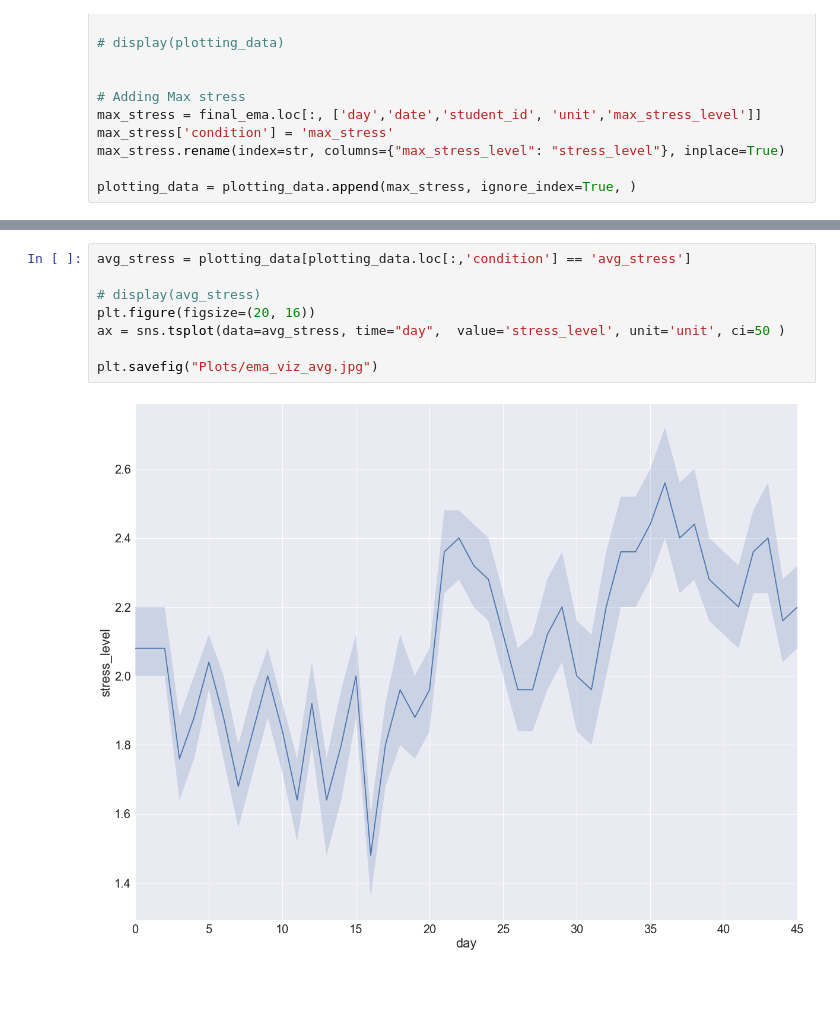
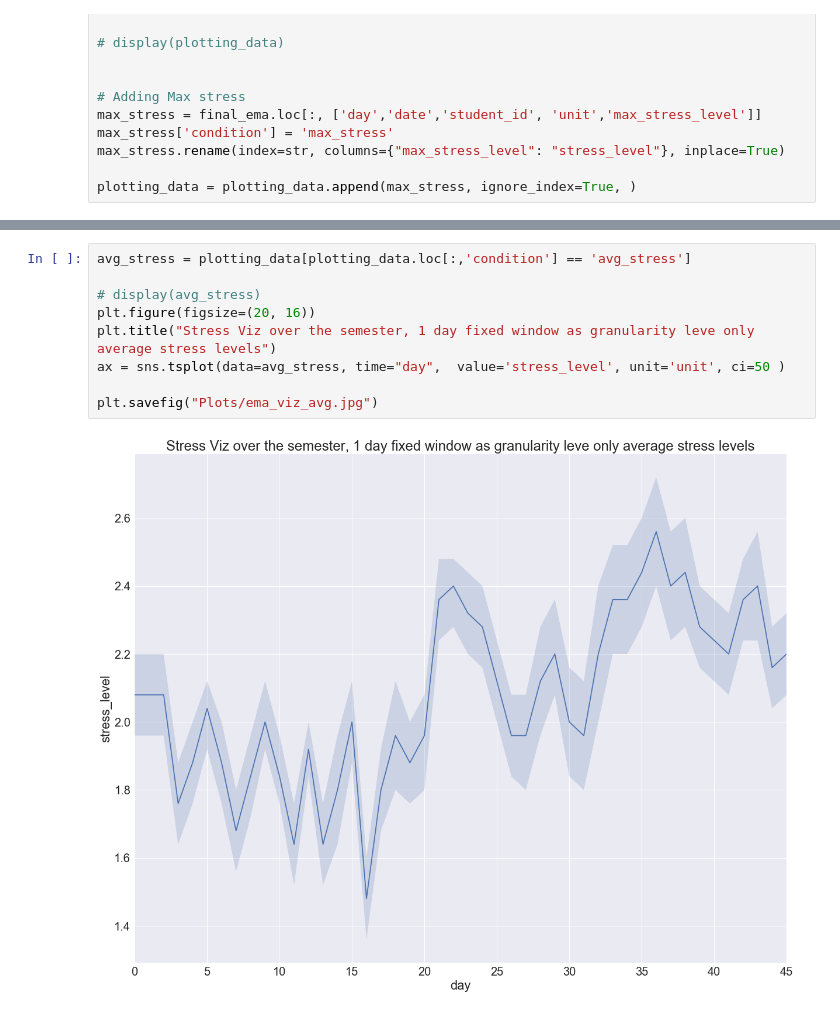
Before and after one commit to abhinavshaw1993/StudentLife-ML-Analysis, a Jupyter notebook: Vizualization/EMA Vizsualization.ipynb, the cells around one changed output, grey strips where cells are left out. Saved outputs shown, nothing was run; the diff lists cells and outputs as text; blank space fills up the shorter version.

```diff
--- a/Vizualization/EMA Vizsualization.ipynb
+++ b/Vizualization/EMA Vizsualization.ipynb
@@ -117,10 +117,11 @@ plt.savefig("Plots/ema_viz_all.jpg")
 # %%
 avg_stress = plotting_data[plotting_data.loc[:,'condition'] == 'avg_stress']
 
 # display(avg_stress)
 plt.figure(figsize=(20, 16))
+plt.title("Stress Viz over the semester, 1 day fixed window as granularity leve only average stress levels")
 ax = sns.tsplot(data=avg_stress, time="day",  value='stress_level', unit='unit', ci=50 )
 
 plt.savefig("Plots/ema_viz_avg.jpg")
 # %% [output]
-[figure, old version]
+[figure, new version]
```
Also changed, not shown: parts of 2 cells of this notebook, 49 other files.
